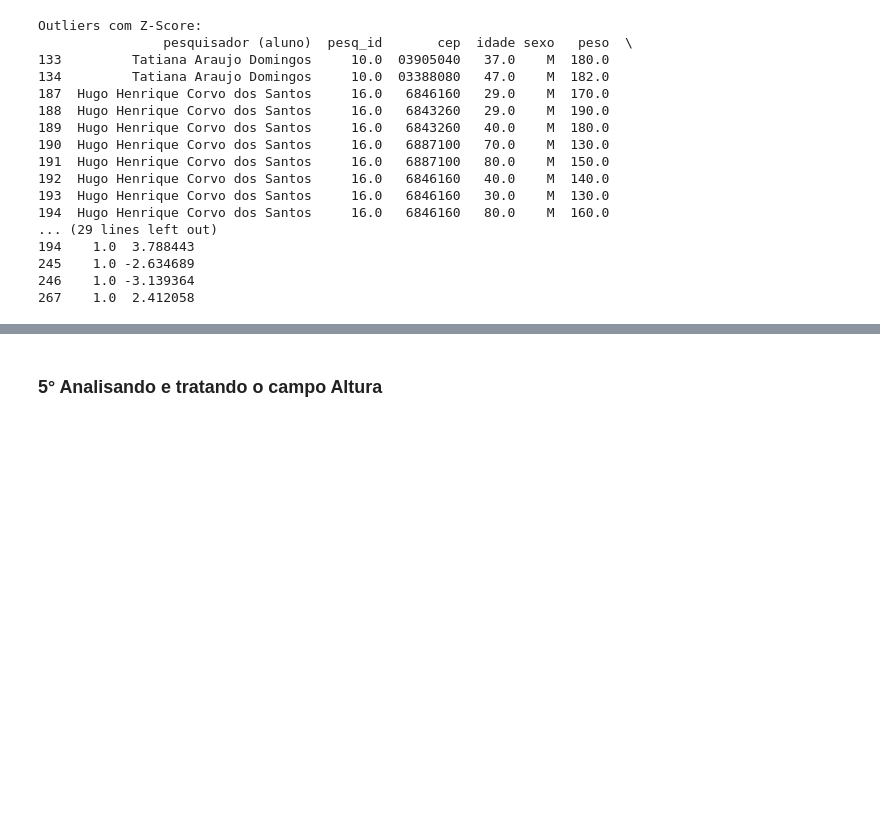
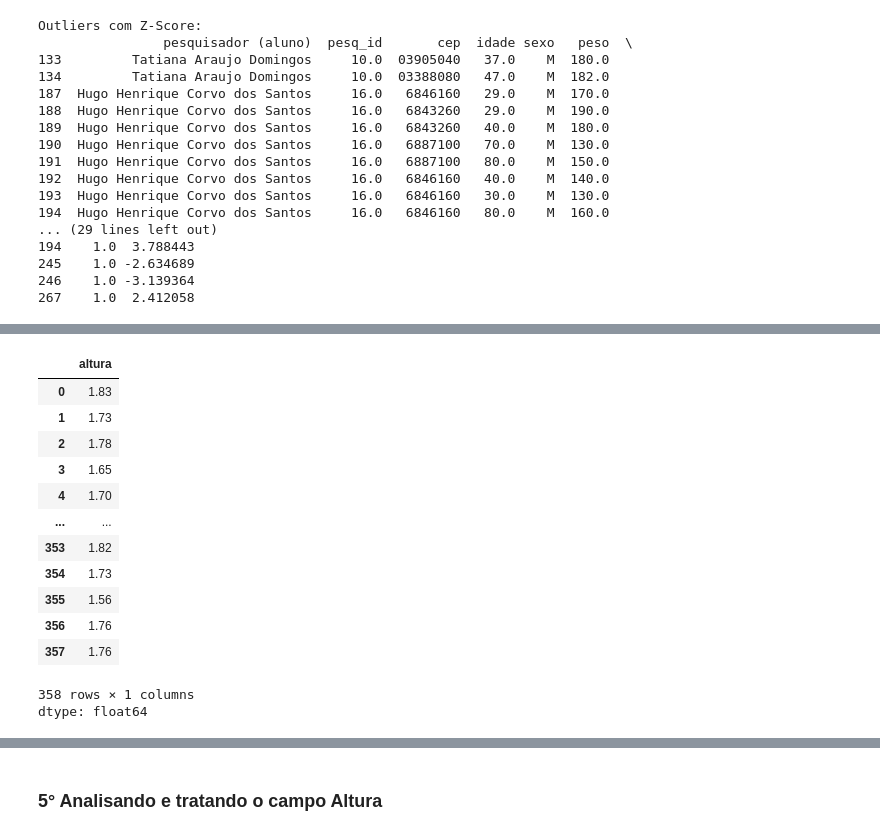
Before and after one commit to lalmeidaribeiro/MBA-AppliedStatistics-DataAnalysis, a Jupyter notebook: the_powerpuff_girls.ipynb, the cells around one changed output, grey strips where cells are left out. Drawn from its saved outputs; the diff is of its cells as text; code cells hidden in the pictures; blank space fills up the shorter version.

```diff
--- a/the_powerpuff_girls.ipynb
+++ b/the_powerpuff_girls.ipynb
@@ -441,0 +548,17 @@ Outliers com Z-Score:
+# %%
+base['altura']
+# %% [output]
+|  | altura |
+| 0 | 1.83 |
+| 1 | 1.73 |
+| 2 | 1.78 |
+| 3 | 1.65 |
+| 4 | 1.70 |
+| ... | ... |
+| 353 | 1.82 |
+| 354 | 1.73 |
+| 355 | 1.56 |
+| 356 | 1.76 |
+| 357 | 1.76 |
+358 rows × 1 columns
+dtype: float64
```
Also changed, not shown: parts of 42 cells of this notebook.
